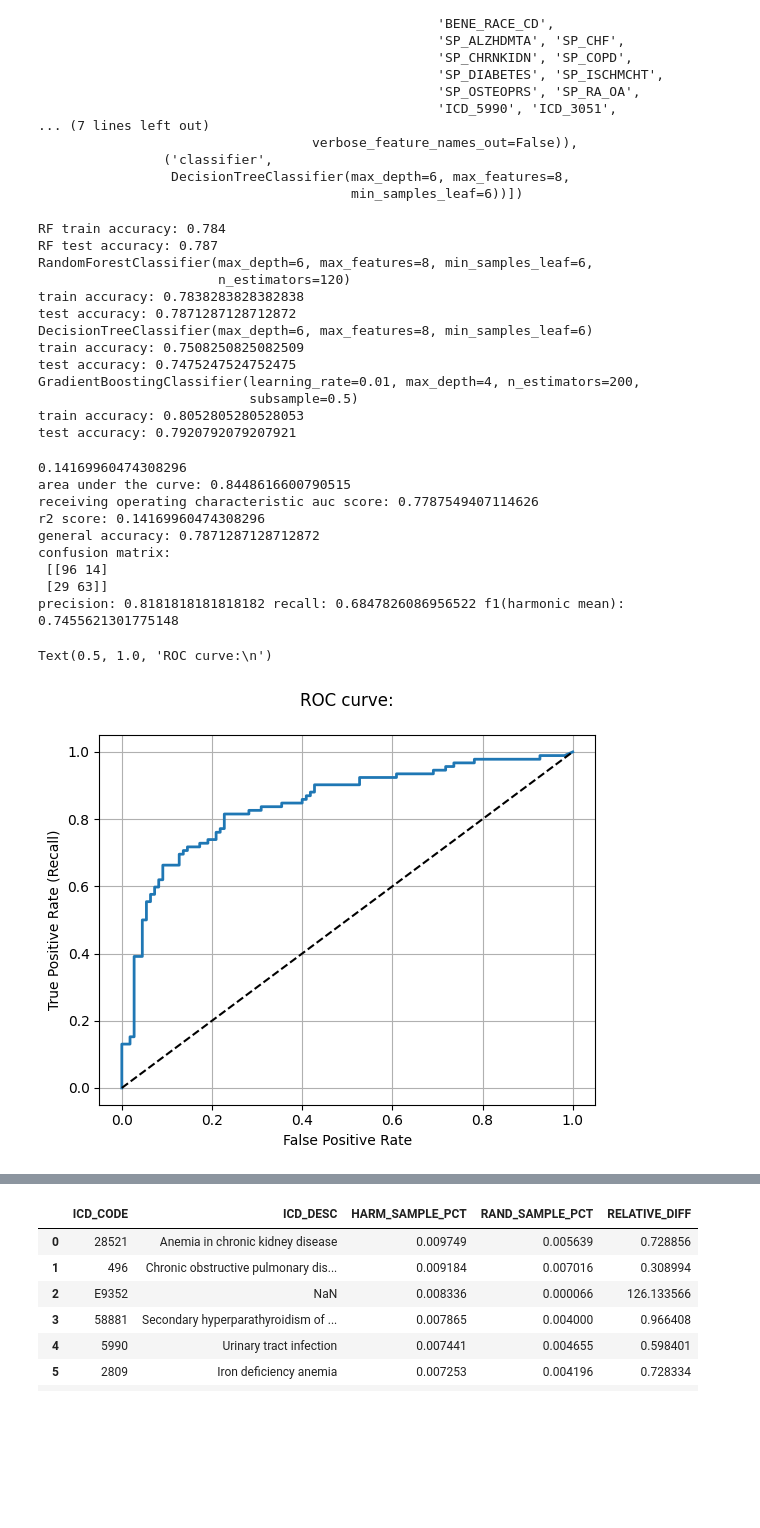
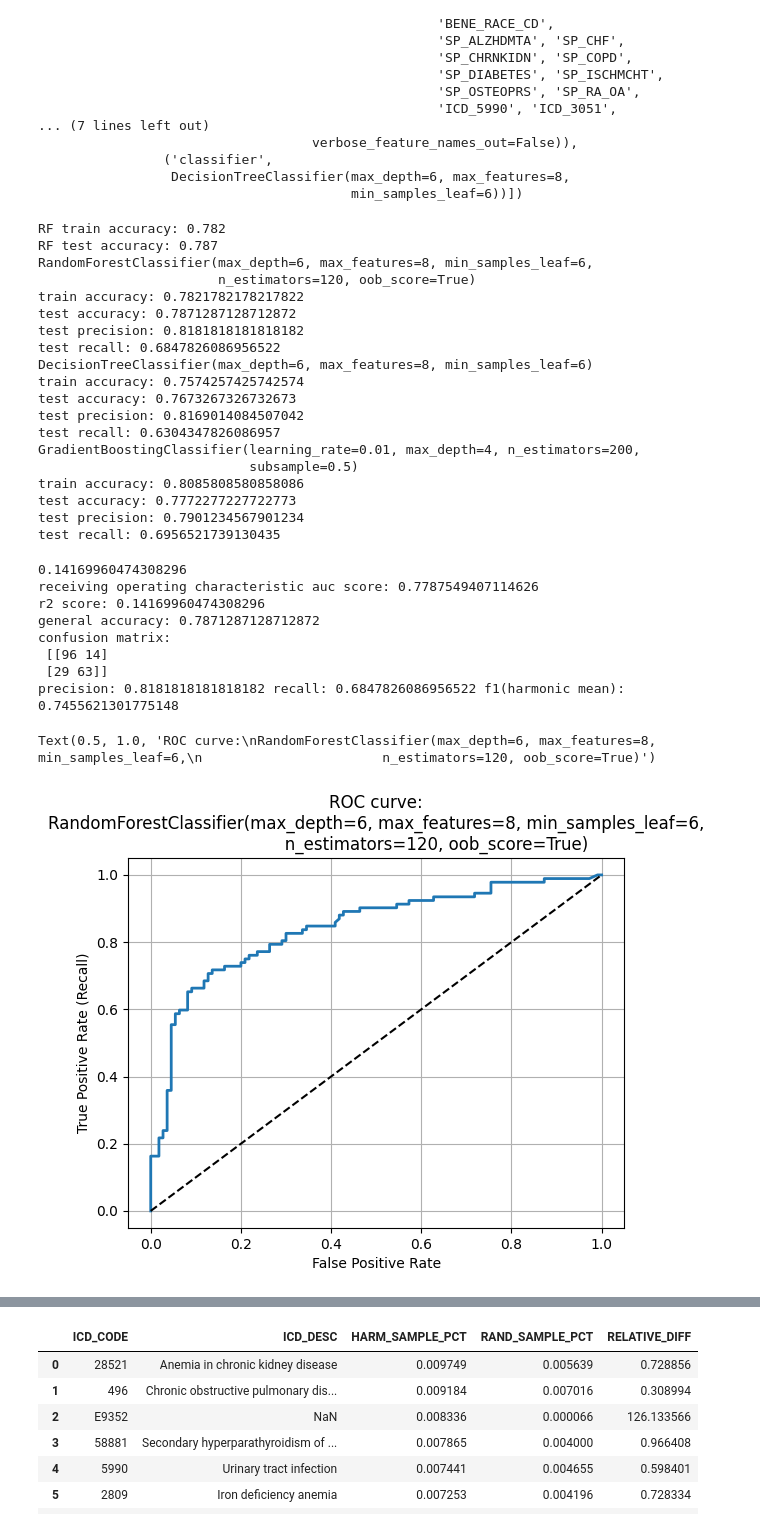
Before and after one commit to hanjosep/explore_cms, a Jupyter notebook: data analysis/feature_selection.ipynb, the cells around one changed output, grey strips where cells are left out. Cells and saved outputs as stored; diff of their text form; code cells hidden in the pictures; blank space fills up the shorter version.

```diff
--- a/data analysis/feature_selection.ipynb
+++ b/data analysis/feature_selection.ipynb
@@ -102,7 +102,8 @@ preprocessing = ColumnTransformer(
 rf = Pipeline(
     [
         ("preprocess", preprocessing),
-        ("classifier", RandomForestClassifier(max_depth= 6, max_features= 8, min_samples_leaf= 6, n_estimators= 120)),
+        # ("classifier", RandomForestClassifier(max_depth= 6, max_features= 8, min_samples_leaf= 6, n_estimators= 120)),
+        ("classifier", RandomForestClassifier(max_depth= 6, max_features= 8, min_samples_leaf= 6, n_estimators= 120, oob_score=True)),
     ]
 )
 dtree = Pipeline(
@@ -141,25 +142,37 @@ Pipeline(steps=[('preprocess',
                  DecisionTreeClassifier(max_depth=6, max_features=8,
                                         min_samples_leaf=6))])
 # %%
+from sklearn.metrics import precision_score, recall_score
+
+
 print(f"RF train accuracy: {rf.score(X_train, y_train):.3f}")
 print(f"RF test accuracy: {rf.score(X_test, y_test):.3f}")
 for x in [rf,dtree,gbm]:
     print(x['classifier'], '\ntrain accuracy:', x.score(X_train,y_train))
+    y_pred = x.predict(X_test)
     print('test accuracy:', x.score(X_test,y_test))
+    print('test precision:',precision_score(y_test,y_pred))
+    print('test recall:',recall_score(y_test,y_pred))
 # %% [output]
-RF train accuracy: 0.784
+RF train accuracy: 0.782
 RF test accuracy: 0.787
 RandomForestClassifier(max_depth=6, max_features=8, min_samples_leaf=6,
-                       n_estimators=120)
-train accuracy: 0.7838283828382838
+                       n_estimators=120, oob_score=True)
+train accuracy: 0.7821782178217822
 test accuracy: 0.7871287128712872
+test precision: 0.8181818181818182
+test recall: 0.6847826086956522
 DecisionTreeClassifier(max_depth=6, max_features=8, min_samples_leaf=6)
-train accuracy: 0.7508250825082509
-test accuracy: 0.7475247524752475
+train accuracy: 0.7574257425742574
+test accuracy: 0.7673267326732673
+test precision: 0.8169014084507042
+test recall: 0.6304347826086957
 GradientBoostingClassifier(learning_rate=0.01, max_depth=4, n_estimators=200,
                            subsample=0.5)
-train accuracy: 0.8052805280528053
-test accuracy: 0.7920792079207921
+train accuracy: 0.8085808580858086
+test accuracy: 0.7772277227722773
+test precision: 0.7901234567901234
+test recall: 0.6956521739130435
 # %%
 def efron_rsquare(y, y_pred):
     n = float(len(y))
@@ -202,37 +215,36 @@ def plot_roc_curve(fpr,tpr, label = None):
     plt.grid()
 y_pred = rf.predict(X_test)
 rocauc_temp = roc_auc_score(y_test, y_pred)
 r2_temp = r2_score(y_test, y_pred)
 print(efron_rsquare(y_test, y_pred))
 # score_temp = rf.score(X_test, y_pred)
 score_temp = accuracy_score(y_test, y_pred)
 
 false_positive_rate, true_positive_rate, thresholds = roc_curve(y_test, rf.predict_proba(X_test)[:,1])
-auc_temp = auc(false_positive_rate, true_positive_rate)
+# auc_temp = auc(false_positive_rate, true_positive_rate)
 # rf.score()
-print('area under the curve:',auc_temp)
+# print('area under the curve:',auc_temp)
 print('receiving operating characteristic auc score:',rocauc_temp)
 print('r2 score:',r2_temp)
 print('general accuracy:', score_temp)
 
 cmatrix_temp = confusion_matrix(y_test, y_pred=y_pred)
 print('confusion matrix:\n', cmatrix_temp)
 prec_temp = precision_score(y_test, y_pred)
 recall_temp = recall_score(y_test, y_pred)
 f1_temp = f1_score(y_test, y_pred)
 print('precision:',prec_temp, 'recall:',recall_temp, 'f1(harmonic mean):',f1_temp)
 
-plot_roc_curve(false_positive_rate, true_positive_rate, label = str(rf) + ', C-statistics= '+ str(auc_temp))
-plt.title('ROC curve:\n')
+plot_roc_curve(false_positive_rate, true_positive_rate, label = str(rf) + ', C-statistics= '+ str(rocauc_temp))
+plt.title('ROC curve:\n'+str(rf[1]))
 # %% [output]
 0.14169960474308296
-area under the curve: 0.8448616600790515
 receiving operating characteristic auc score: 0.7787549407114626
 r2 score: 0.14169960474308296
 general accuracy: 0.7871287128712872
 confusion matrix:
  [[96 14]
  [29 63]]
 precision: 0.8181818181818182 recall: 0.6847826086956522 f1(harmonic mean): 0.7455621301775148
-Text(0.5, 1.0, 'ROC curve:\n')
+Text(0.5, 1.0, 'ROC curve:\nRandomForestClassifier(max_depth=6, max_features=8, min_samples_leaf=6,\n                       n_estimators=120, oob_score=True)')
-[figure, old version]
+[figure, new version]
```
Also changed, not shown: parts of 16 cells of this notebook, 6 other files.
